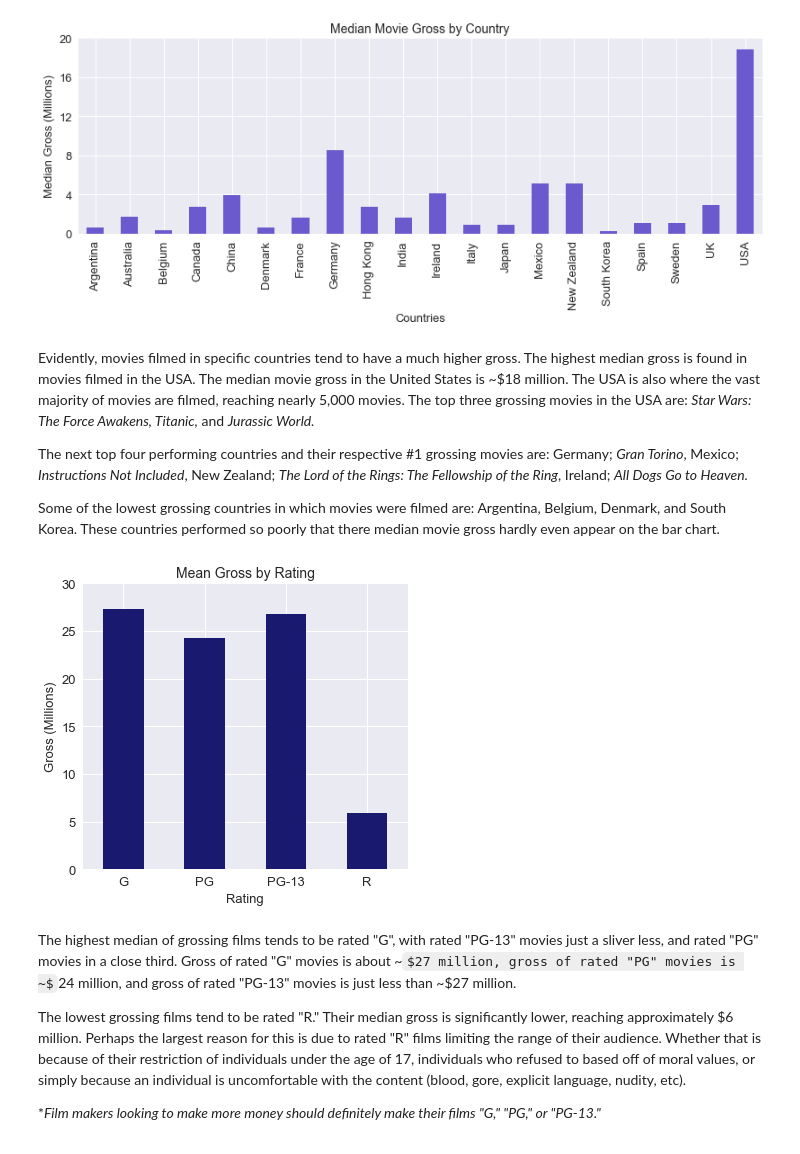
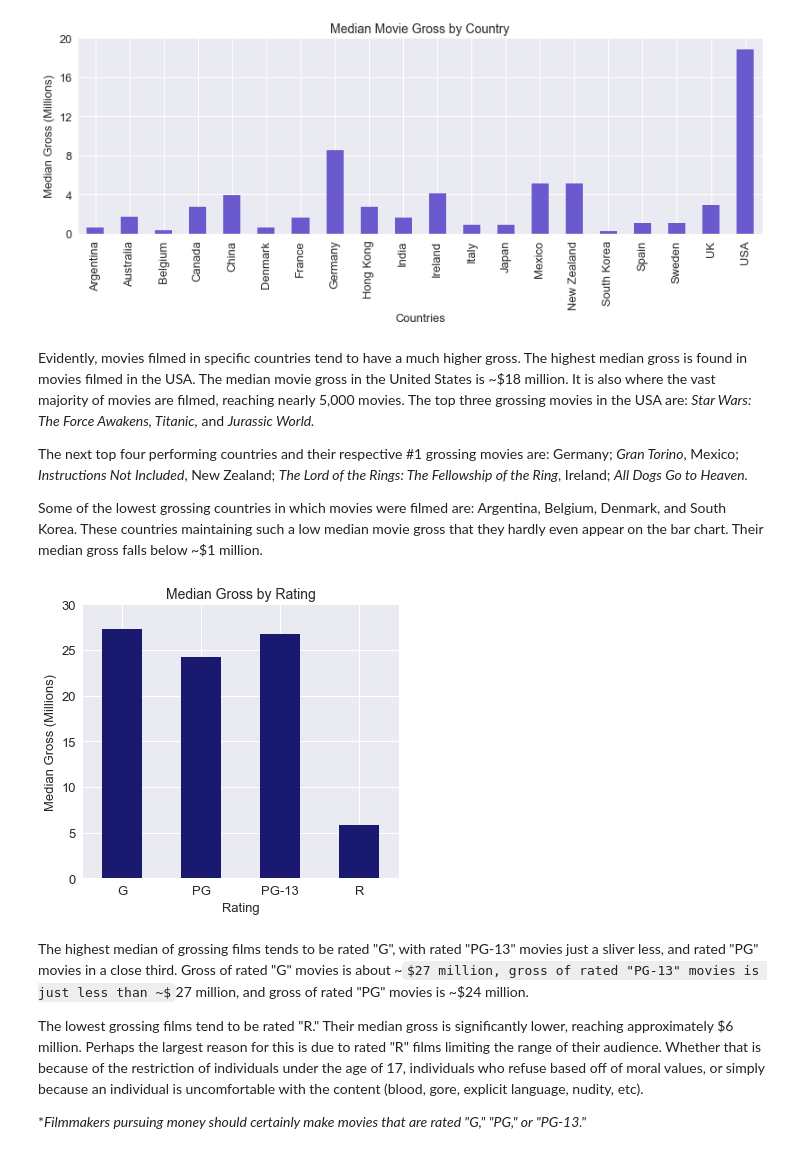
Before and after one commit to Toddizmo/Thinkful, a Jupyter notebook: Olsen_Todd_Capstone.ipynb, the cells around one changed output. Saved outputs shown, nothing was run; the diff lists cells and outputs as text; code cells hidden in the pictures; some formulas as TeX source.

```diff
--- a/Olsen_Todd_Capstone.ipynb
+++ b/Olsen_Todd_Capstone.ipynb
@@ -62,10 +62,6 @@ df_budget.describe()
 | 50% | 2.300000e+07 | 2.345551e+07 | 104.000000 | 6.400000 | 4.394000e+04 | 2003.000000 |
 | 75% | 4.600000e+07 | 5.778243e+07 | 117.000000 | 7.100000 | 1.093932e+05 | 2010.000000 |
 | max | 3.000000e+08 | 9.366622e+08 | 280.000000 | 9.300000 | 1.861666e+06 | 2016.000000 |
-# %%
-df['bins'] = pd.cut(df_budget['budget'],
-                    bins=[1,25000000,50000000,75000000,100000000,125000000,150000000,1000000000],
-                    labels=["$0-25M","$25-50M","$50-75M","$75-100M","$100-125M","$125-150M","$150M+"])
 # %% [markdown]
 ## #1 What Role do Budget and Gross Play in Movie Scores?
 
@@ -519,34 +520,34 @@ plt.show()
 # %% [output]
 [figure]
 # %% [markdown]
-Evidently, movies filmed in specific countries tend to have a much higher gross. The highest median gross is found in movies filmed in the USA. The median movie gross in the United States is ~$18 million. The USA is also where the vast majority of movies are filmed, reaching nearly 5,000 movies. The top three grossing movies in the USA are: *Star Wars: The Force Awakens, Titanic,* and *Jurassic World.*
+Evidently, movies filmed in specific countries tend to have a much higher gross. The highest median gross is found in movies filmed in the USA. The median movie gross in the United States is ~$18 million. It is also where the vast majority of movies are filmed, reaching nearly 5,000 movies. The top three grossing movies in the USA are: *Star Wars: The Force Awakens, Titanic,* and *Jurassic World.*
 
 The next top four performing countries and their respective #1 grossing movies are: Germany; *Gran Torino*, Mexico; *Instructions Not Included*, New Zealand; *The Lord of the Rings: The Fellowship of the Ring*, Ireland; *All Dogs Go to Heaven.*
 
-Some of the lowest grossing countries in which movies were filmed are: Argentina, Belgium, Denmark, and South Korea. These countries performed so poorly that there median movie gross hardly even appear on the bar chart.
+Some of the lowest grossing countries in which movies were filmed are: Argentina, Belgium, Denmark, and South Korea. These countries maintaining such a low median movie gross that they hardly even appear on the bar chart. Their median gross falls below ~$1 million.
 # %%
 #Gross/Rating
 df_rating = df.loc[~df['rating'].isin(['B', 'B15', 'NC-17', 'NOT RATED',
                                        'Not specified', 'TV-14', 'TV-MA', 'TV-PG', 'UNRATED'])]
 plt.figure(figsize=(10,5))
 plt.subplot(1, 2, 1)
 df_rating.groupby('rating').gross.median().plot(kind = "bar", color = 'midnightblue')
 plt.xlabel('Rating', fontsize=13)
-plt.ylabel('Gross (Millions)', fontsize=13)
-plt.title('Mean Gross by Rating', fontsize=14)
+plt.ylabel('Median Gross (Millions)', fontsize=13)
+plt.title('Median Gross by Rating', fontsize=14)
 tick_val = [0, 5000000, 10000000, 15000000, 20000000, 25000000, 30000000]
 tick_lab = ['0','5', '10', '15', '20', '25', '30']
 plt.yticks(tick_val, tick_lab)
 plt.xticks(rotation=0)
 plt.tight_layout()
 # %% [output]
-[figure, old version]
+[figure, new version]
 # %% [markdown]
-The highest median of grossing films tends to be rated "G", with rated "PG-13" movies just a sliver less, and rated "PG" movies in a close third. Gross of rated "G" movies is about ~$27 million, gross of rated "PG" movies is ~$24 million, and gross of rated "PG-13" movies is just less than ~$27 million.
+The highest median of grossing films tends to be rated "G", with rated "PG-13" movies just a sliver less, and rated "PG" movies in a close third. Gross of rated "G" movies is about ~$27 million, gross of rated "PG-13" movies is just less than ~$27 million, and gross of rated "PG" movies is ~$24 million.
 
-The lowest grossing films tend to be rated "R." Their median gross is significantly lower, reaching approximately $6 million. Perhaps the largest reason for this is due to rated "R" films limiting the range of their audience. Whether that is because of their restriction of individuals under the age of 17, individuals who refused to based off of moral values, or simply because an individual is uncomfortable with the content (blood, gore, explicit language, nudity, etc).
+The lowest grossing films tend to be rated "R." Their median gross is significantly lower, reaching approximately $6 million. Perhaps the largest reason for this is due to rated "R" films limiting the range of their audience. Whether that is because of the restriction of individuals under the age of 17, individuals who refuse based off of moral values, or simply because an individual is uncomfortable with the content (blood, gore, explicit language, nudity, etc).
 
-**Film makers looking to make more money should definitely make their films "G," "PG," or "PG-13."*
+**Filmmakers pursuing money should certainly make movies that are rated "G," "PG," or "PG-13."*
 # %%
 #Gross/Runtime
 df1 = df[df['runtime'] >70]
```
Also changed, not shown: parts of 33 cells of this notebook.
